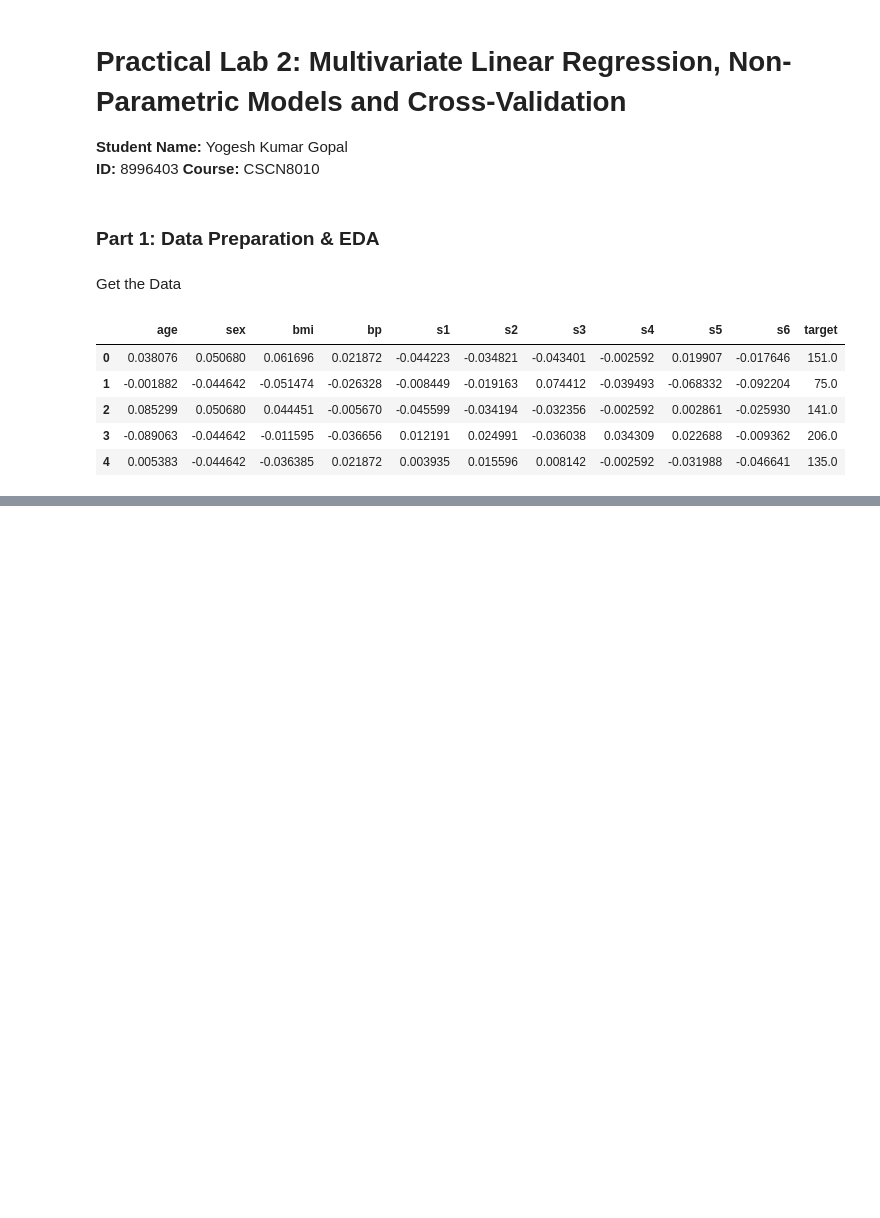
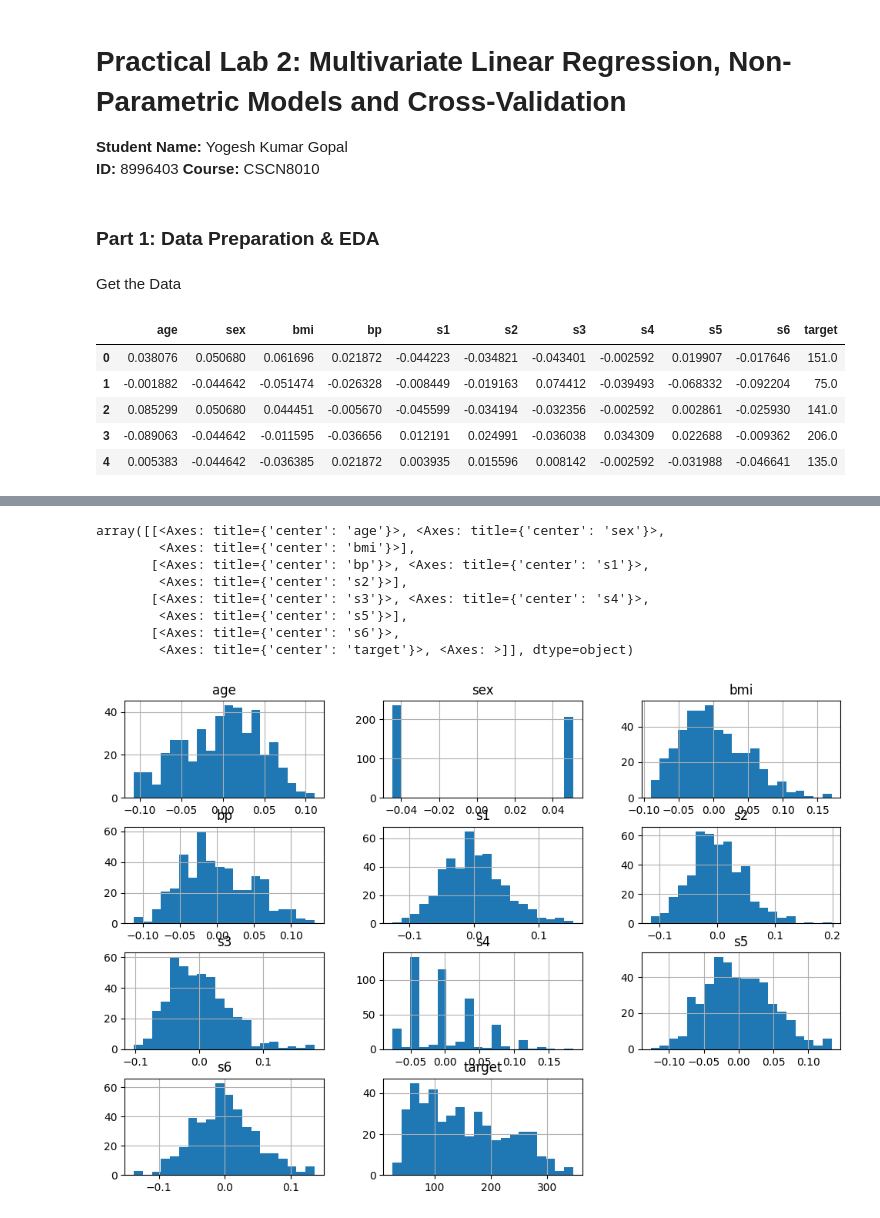
Before and after one commit to Yogesh-333/Practical-Lab-2---Foundations-of-Machine-Learning-Frameworks-, a Jupyter notebook: lab2.ipynb, the cells around one changed output, grey strips where cells are left out. Saved outputs shown, nothing was run; the diff lists cells and outputs as text; code cells hidden in the pictures; blank space fills up the shorter version.

```diff
--- a/lab2.ipynb
+++ b/lab2.ipynb
@@ -25,0 +46,13 @@ df.head()
+# %%
+# Histograms
+df.hist(bins=20, figsize=(12,8))
+# %% [output]
+array([[<Axes: title={'center': 'age'}>, <Axes: title={'center': 'sex'}>,
+        <Axes: title={'center': 'bmi'}>],
+       [<Axes: title={'center': 'bp'}>, <Axes: title={'center': 's1'}>,
+        <Axes: title={'center': 's2'}>],
+       [<Axes: title={'center': 's3'}>, <Axes: title={'center': 's4'}>,
+        <Axes: title={'center': 's5'}>],
+       [<Axes: title={'center': 's6'}>,
+        <Axes: title={'center': 'target'}>, <Axes: >]], dtype=object)
+[figure, added]
```
Also changed, not shown: parts of 6 cells of this notebook.
